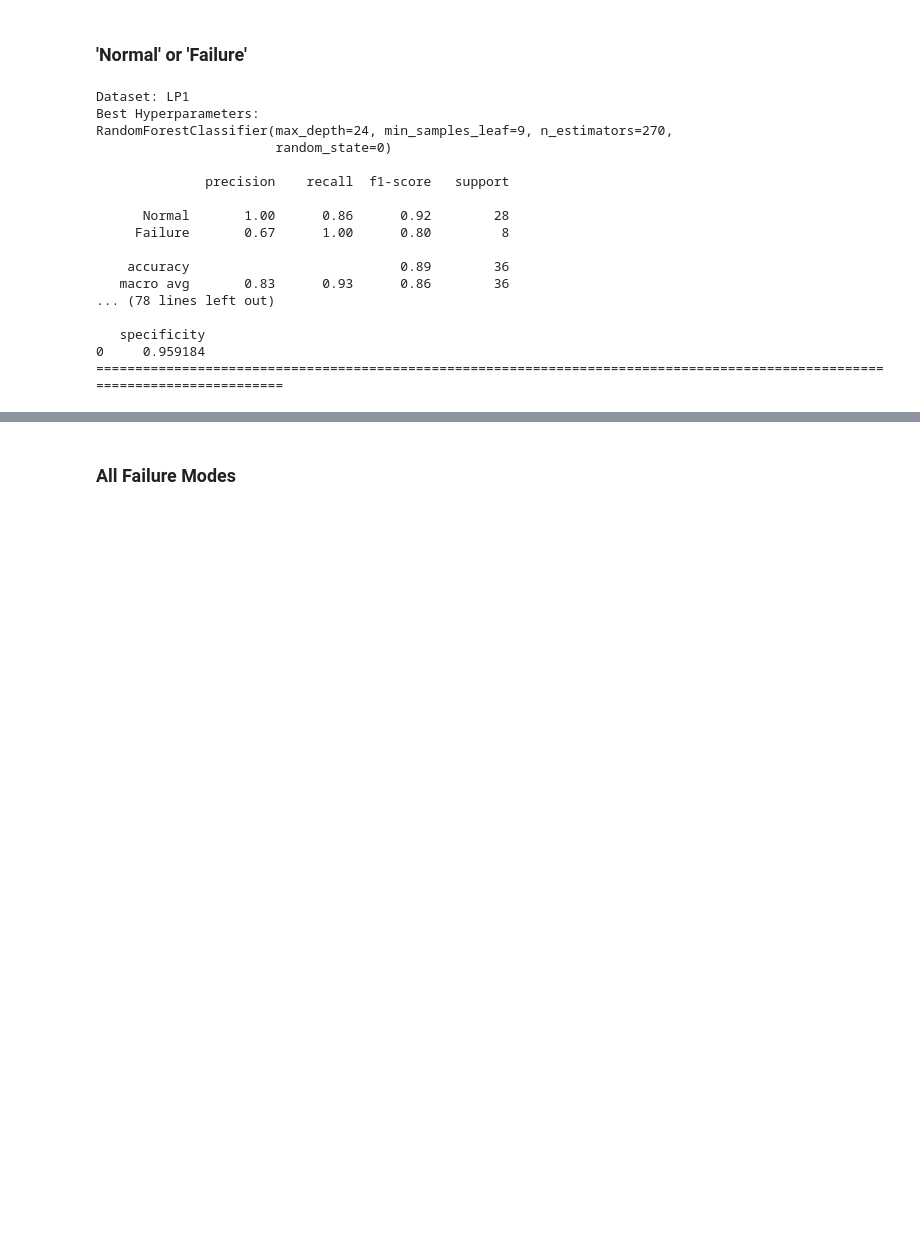
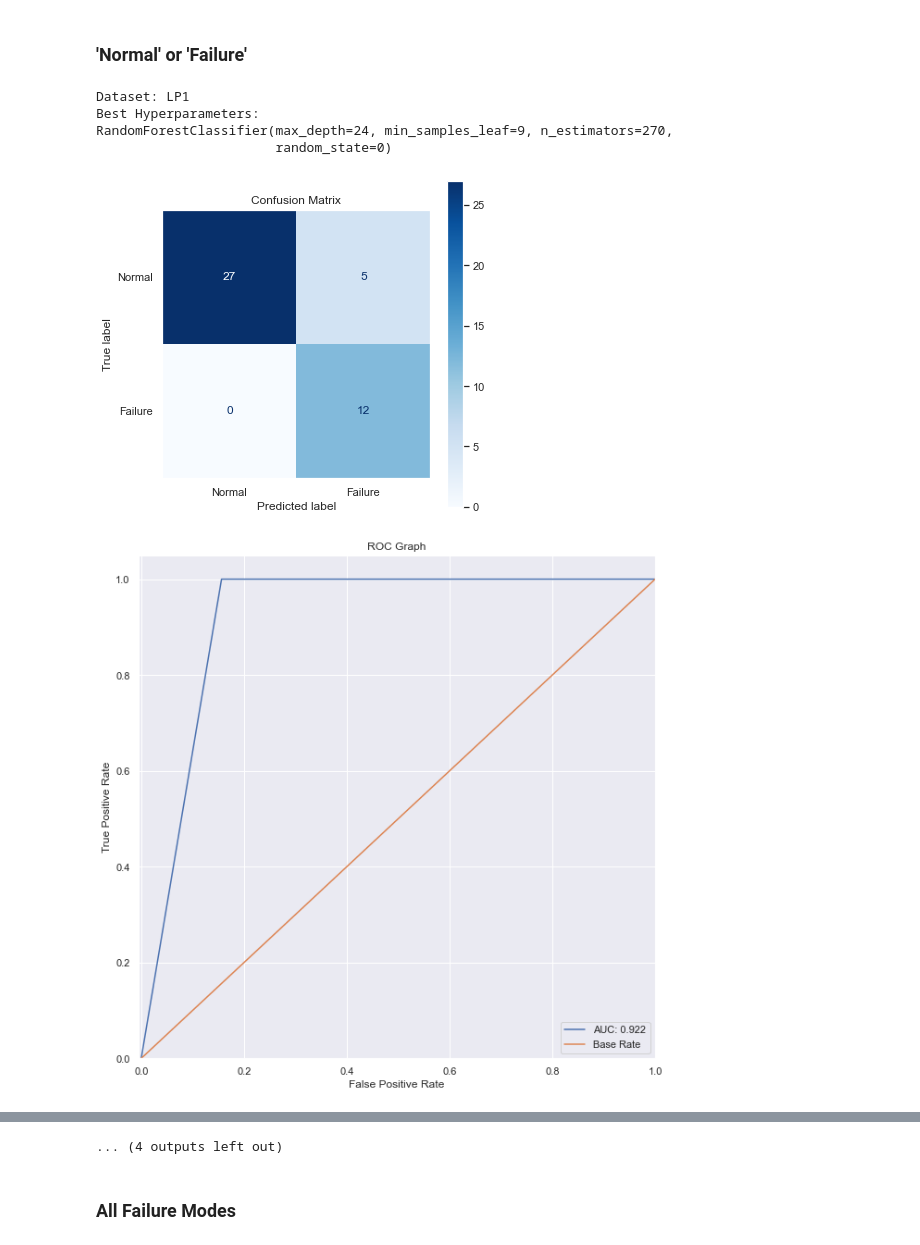
Before and after one commit to Danielwoodh/Robot-Failure-Classification, a Jupyter notebook: robot-failure-classification.ipynb, the cells around one changed output, grey strips where cells are left out. Saved outputs shown, nothing was run; the diff lists cells and outputs as text; code cells hidden in the pictures; blank space fills up the shorter version.

Commit message:
Graphing
- Created Confusion Matrices within build_model.
- Created ROC_AUC Curve within build_model.
- Markdown Admin.
- NN Layout

```diff
--- a/robot-failure-classification.ipynb
+++ b/robot-failure-classification.ipynb
@@ -694,43 +694,32 @@ params = {
 # %%
 for dataset, input_cols, output_cols, name in binary_zipped_dict:
     print(f'Dataset: {name}')
     build_model(
         # The dataset to be used
         df=dataset,
         # The classifier to be used
         classifier=RandomForestClassifier(random_state=0),
         # The hyperparameters to be used
         hyperparams=params,
         # Amount of K Cross-folds to use,
         # if cv=1 no folds are used
         cv=1,
         # Boolean, should SMOTE be used, default True
         smote=True,
         # Number of iterations to determine best params
-        n_iter=5,
+        n_iter=1,
         # Input columns to be used
         input_cols=input_cols,
         # Output columns to be used
         output_cols=output_cols,
         # Boolean, should verbose be used, default True
         verbose=False
     )
     print('=' * 125)
 # %% [output]
 Dataset: LP1
 Best Hyperparameters:
 RandomForestClassifier(max_depth=24, min_samples_leaf=9, n_estimators=270,
                        random_state=0)
-
-              precision    recall  f1-score   support
-
-      Normal       1.00      0.86      0.92        28
-     Failure       0.67      1.00      0.80         8
-
-    accuracy                           0.89        36
-   macro avg       0.83      0.93      0.86        36
-... (78 lines left out)
-
-   specificity
-0     0.959184
-=============================================================================================================================
+[figure, added]
+[figure, added]
@@ -737,3 +780,4 @@ RandomForestClassifier(max_depth=24, min_samples_leaf=9, n_estimators=270,
+... (4 outputs left out)
 # %% [markdown]
 ### All Failure Modes
 # %%
```
Also changed, not shown: parts of 7 cells of this notebook, 1 other file.
